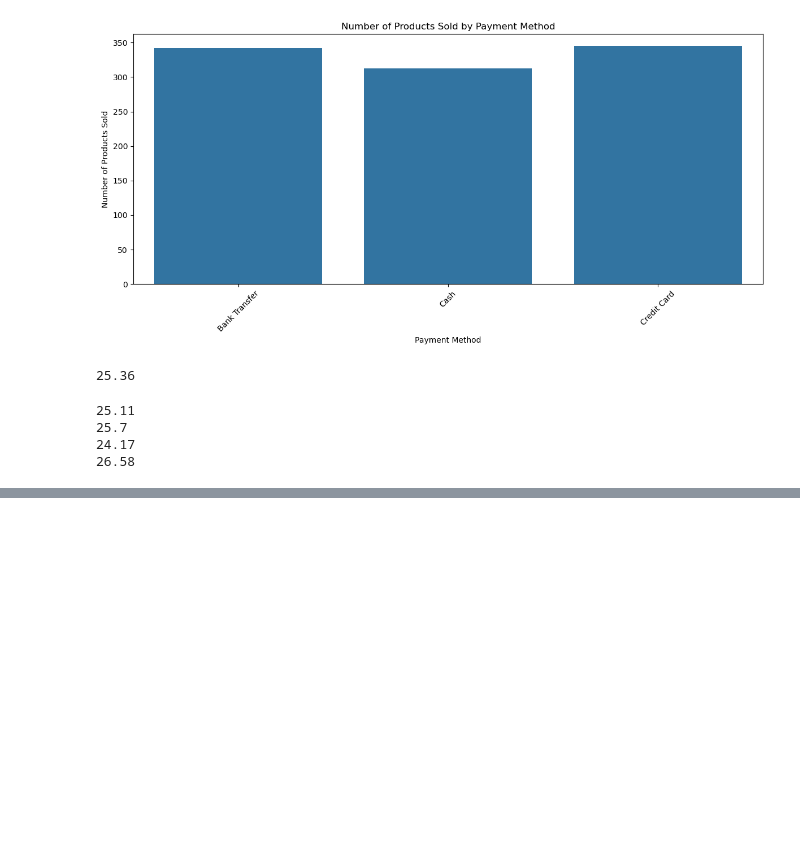
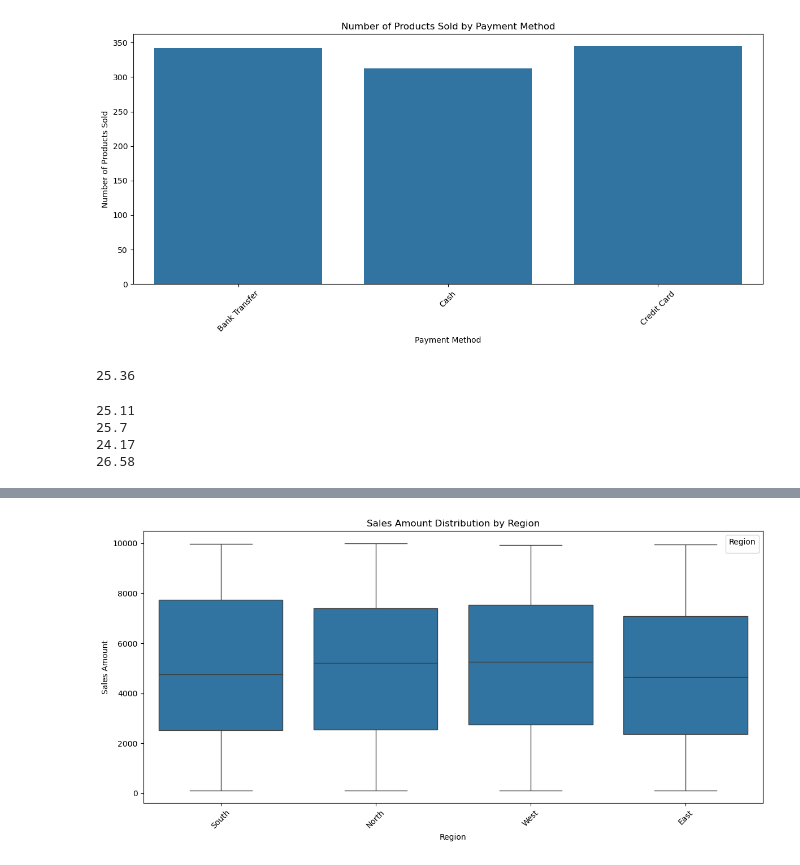
Before and after one commit to ashishjadhav123/Math-and-Statistics-DS, a Jupyter notebook: Measures of Central Tendency and Dispersion/3.4 Shoes sales Analysis/kaggle_sales_data.ipynb, the cells around one changed output, grey strips where cells are left out. Drawn from its saved outputs; the diff is of its cells as text; code cells hidden in the pictures; blank space fills up the shorter version.

```diff
--- a/Measures of Central Tendency and Dispersion/3.4 Shoes sales Analysis/kaggle_sales_data.ipynb
+++ b/Measures of Central Tendency and Dispersion/3.4 Shoes sales Analysis/kaggle_sales_data.ipynb
@@ -242,0 +243,12 @@ plt.show()
+# %%
+plt.figure(figsize=(12, 6))
+sns.boxplot(data=df_sales, x='Region', y='Sales_Amount')
+plt.title('Sales Amount Distribution by Region')
+plt.xlabel('Region')
+plt.ylabel('Sales Amount')
+plt.legend(title='Region', loc='upper right', fontsize='medium')
+plt.xticks(rotation=45)
+plt.tight_layout()
+plt.show()
+# %% [output]
+[figure, added]
```
Also changed, not shown: parts of 2 cells of this notebook, 5 other files.
